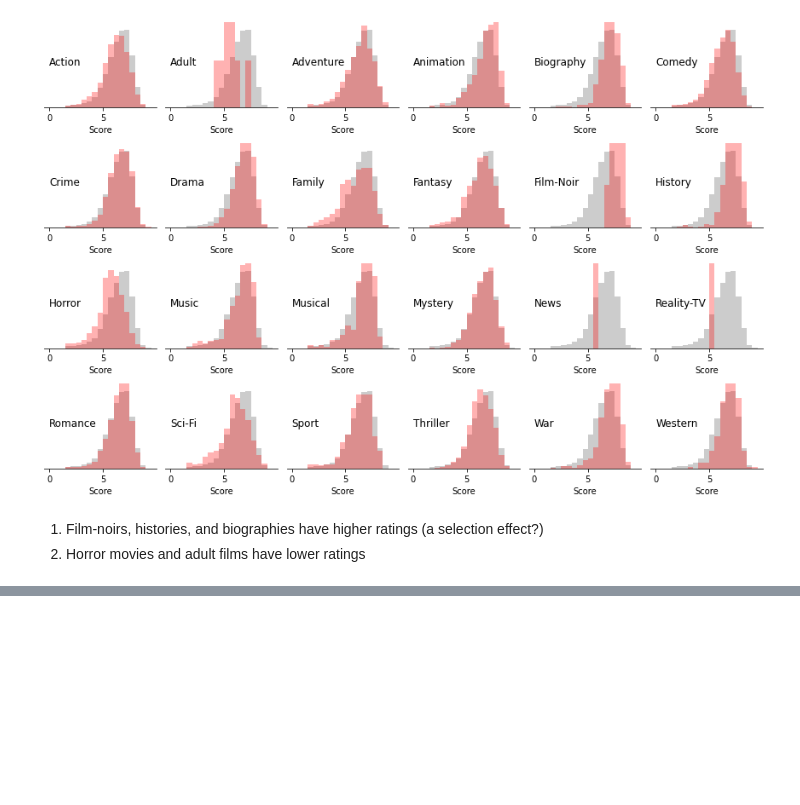
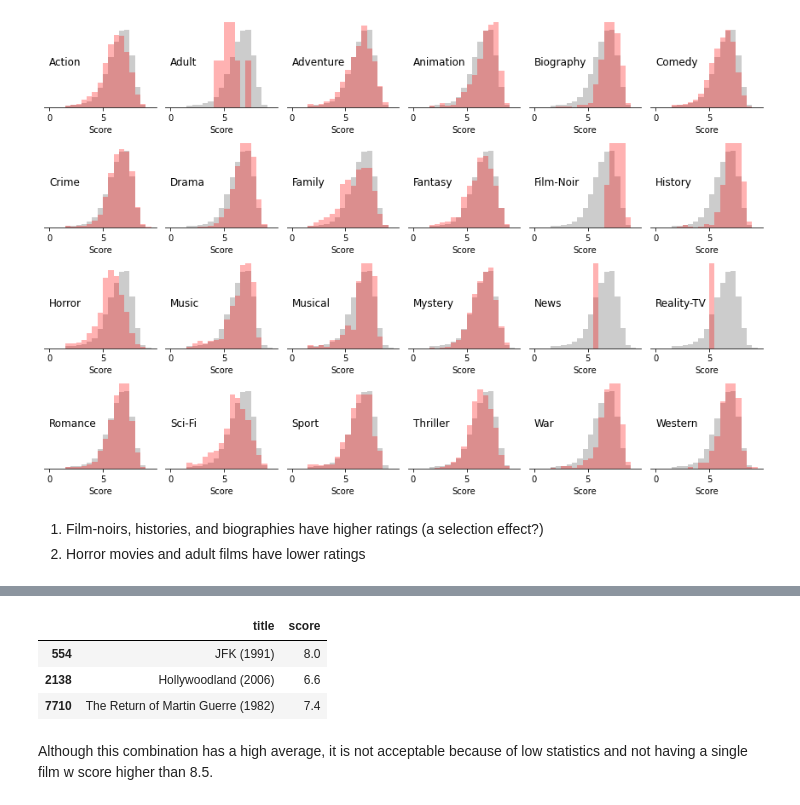
Before and after one commit to vukasinmilosevic/KSM2, a Jupyter notebook: Lecture_3/Vezbe3-Introduction_to_data_science.ipynb, the cells around one changed output, grey strips where cells are left out. Cells and saved outputs as stored; diff of their text form; code cells hidden in the pictures; blank space fills up the shorter version.

```diff
--- a/Lecture_3/Vezbe3-Introduction_to_data_science.ipynb
+++ b/Lecture_3/Vezbe3-Introduction_to_data_science.ipynb
@@ -528,0 +608,9 @@ Write a short report desribing (and showcasing proof) to which 3 properties (i.e
+# %%
+data[(data.Biography == True) & (data.History == True) & (data.Mystery == True)][['title','score']]
+# %% [output]
+|  | title | score |
+| 554 | JFK (1991) | 8.0 |
+| 2138 | Hollywoodland (2006) | 6.6 |
+| 7710 | The Return of Martin Guerre (1982) | 7.4 |
+# %% [markdown]
+Although this combination has a high average, it is not acceptable because of low statistics and not having a single film w score higher than 8.5.
```
Also changed, not shown: parts of 13 cells of this notebook.
